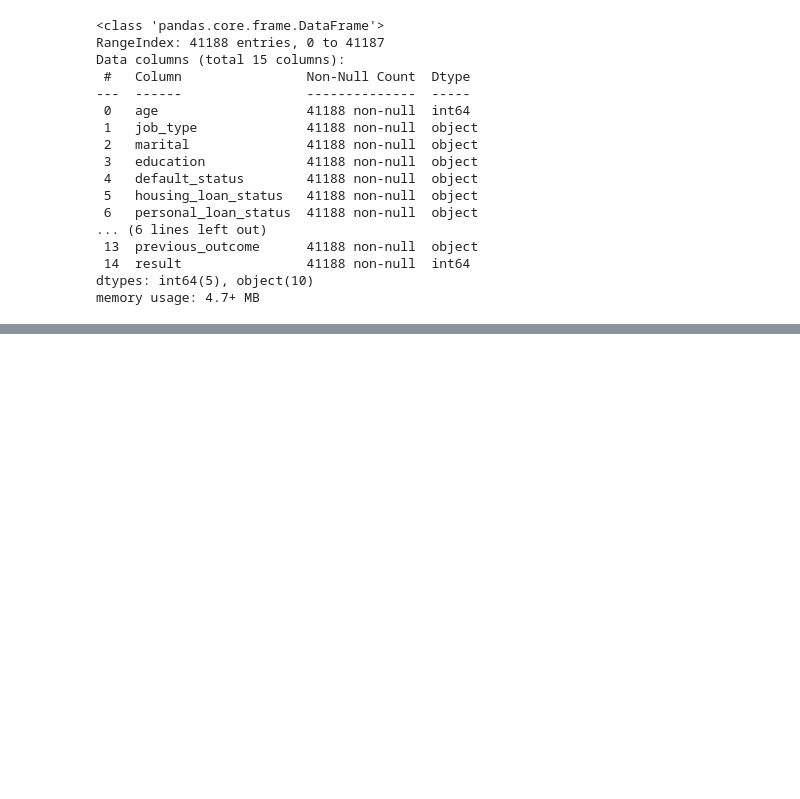
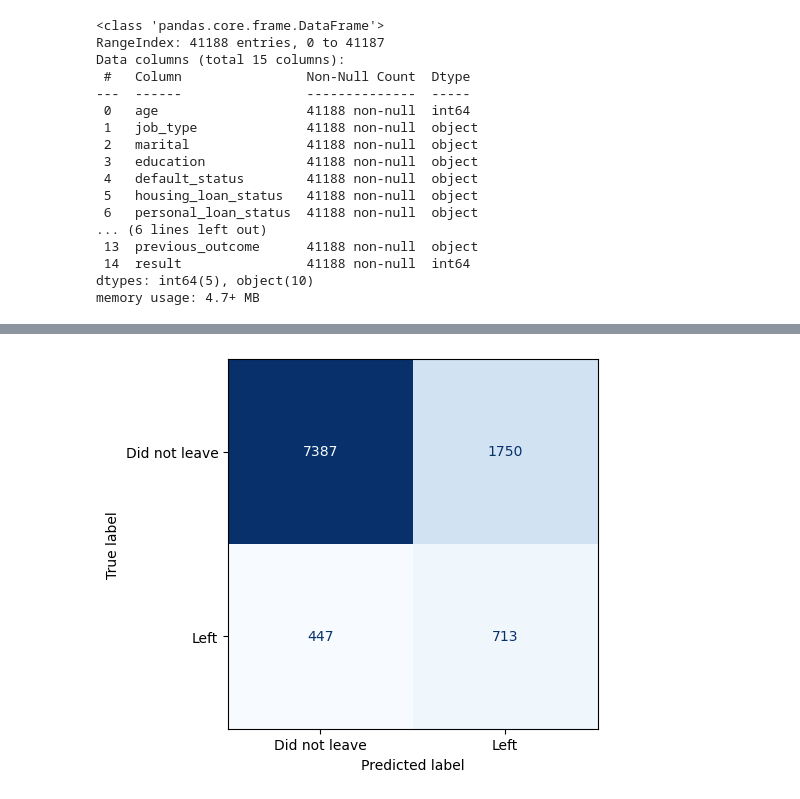
Before and after one commit to hosseinabadii/Machine-Learning-Projects, a Jupyter notebook: Projects/01 Classification/08 XGBoost Classification/02 Bank Marketing/main.ipynb, the cells around one changed output, grey strips where cells are left out. Cells and saved outputs as stored; diff of their text form; code cells hidden in the pictures; blank space fills up the shorter version.

```diff
--- a/Projects/01 Classification/08 XGBoost Classification/02 Bank Marketing/main.ipynb
+++ b/Projects/01 Classification/08 XGBoost Classification/02 Bank Marketing/main.ipynb
@@ -381,0 +451,19 @@ plot_importance(xgboost_model)
+# %%
+clf_xgb_best = XGBClassifier(
+    objective="binary:logistic",
+    seed=42,
+    early_stopping_rounds=10,
+    eval_metric="aucpr",
+    max_depth=6,
+    learning_rate=0.5,
+    gamma=0.5,
+    reg_lambda=5,
+    scale_pos_weight=5,
+)
+
+clf_xgb_best.fit(
+    X_train_sm,
+    y_train_sm,
+    verbose=True,
+    eval_set=[(X_test, y_test)],
+)
@@ -381,0 +499,4 @@ plot_importance(xgboost_model)
+# %%
+y_pred_best = clf_xgb_best.predict(X_test)
+report_best = classification_report(y_test, y_pred_best)
+print(report_best)
@@ -381,0 +512,10 @@ plot_importance(xgboost_model)
+# %%
+ConfusionMatrixDisplay.from_predictions(
+    y_test,
+    y_pred_best,
+    colorbar=False,
+    cmap="Blues",
+    display_labels=["Did not leave", "Left"],
+);
+# %% [output]
+[figure, added]
```
Also changed, not shown: parts of 67 cells of this notebook, 1 other file.
